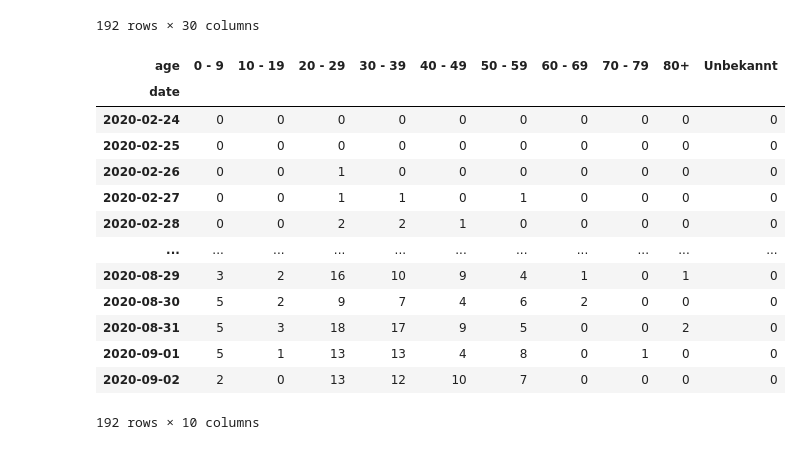
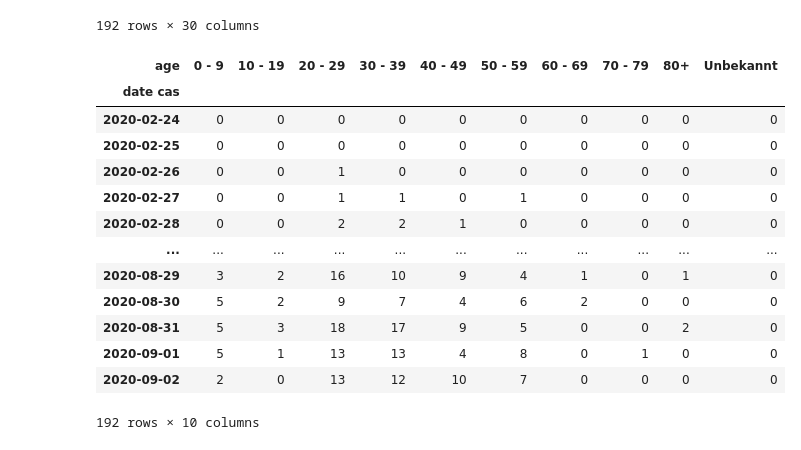
Before and after one commit to palrogg/sandbox_2023, a Jupyter notebook: 04b-Pandas-Pivot.ipynb, the cells around one changed output. Drawn from its saved outputs; the diff is of its cells as text; code cells hidden in the pictures.

```diff
--- a/04b-Pandas-Pivot.ipynb
+++ b/04b-Pandas-Pivot.ipynb
@@ -105,15 +105,15 @@ pd.pivot(
 # %%
 # Additionner hommes et fammes
 pd.pivot_table(
     df[(df["canton"] == "GE") & (df["date cas"].notnull())],
-    index="date",
+    index="date cas",
     columns="age",
     values="nouveaux cas",
     aggfunc="sum",
 )
 # %% [output]
 | age | 0 - 9 | 10 - 19 | 20 - 29 | 30 - 39 | 40 - 49 | 50 - 59 | 60 - 69 | 70 - 79 | 80+ | Unbekannt |
-| date |  |  |  |  |  |  |  |  |  |  |
+| date cas |  |  |  |  |  |  |  |  |  |  |
 | 2020-02-24 | 0 | 0 | 0 | 0 | 0 | 0 | 0 | 0 | 0 | 0 |
 | 2020-02-25 | 0 | 0 | 0 | 0 | 0 | 0 | 0 | 0 | 0 | 0 |
 | 2020-02-26 | 0 | 0 | 1 | 0 | 0 | 0 | 0 | 0 | 0 | 0 |
```
